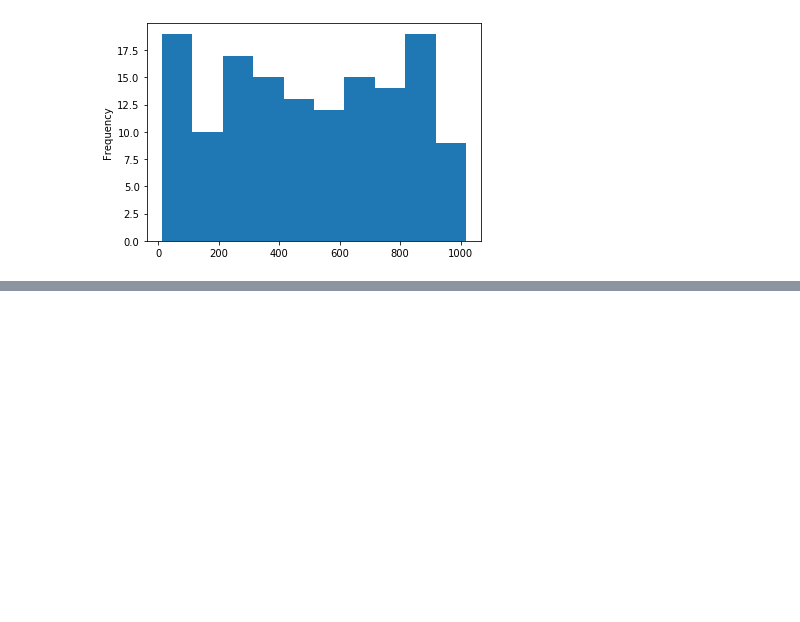
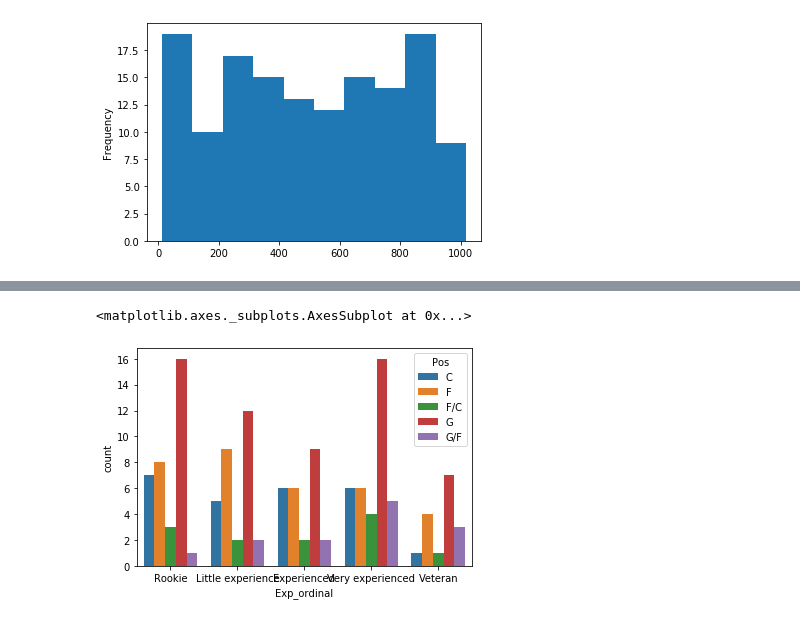
Before and after one commit to tongNJ/Dataquest_tutorial, a Jupyter notebook: Frequency Distribution.ipynb, the cells around one changed output, grey strips where cells are left out. Drawn from its saved outputs; the diff is of its cells as text; code cells hidden in the pictures; blank space fills up the shorter version.

Commit message:
added wnba csv data file and an updated frequency distribution notebook

```diff
--- a/Frequency Distribution.ipynb
+++ b/Frequency Distribution.ipynb
@@ -431,0 +433,3 @@ df['MIN'].plot.hist()
+# %%
+wnba = df
+wnba.head()
@@ -431,0 +456,7 @@ df['MIN'].plot.hist()
+# %%
+
+
+sns.countplot(x='Exp_ordinal' , hue = 'Pos' , data=wnba , order = ['Rookie','Little experience','Experienced','Very experienced','Veteran'],hue_order = ['C','F','F/C','G','G/F'])
+# %% [output]
+<matplotlib.axes._subplots.AxesSubplot at 0x...>
+[figure, added]
```
Also changed, not shown: parts of 14 cells of this notebook, 1 other file.
